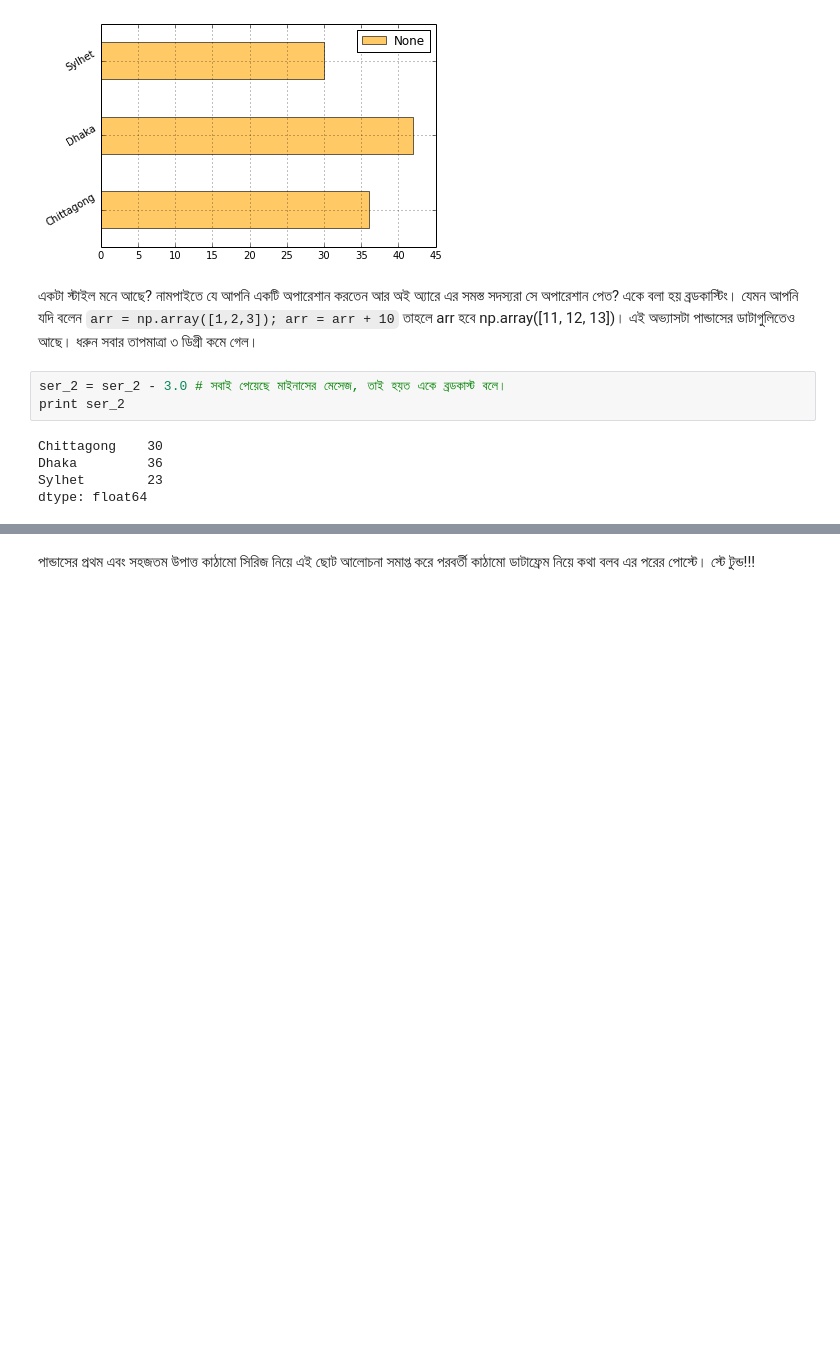
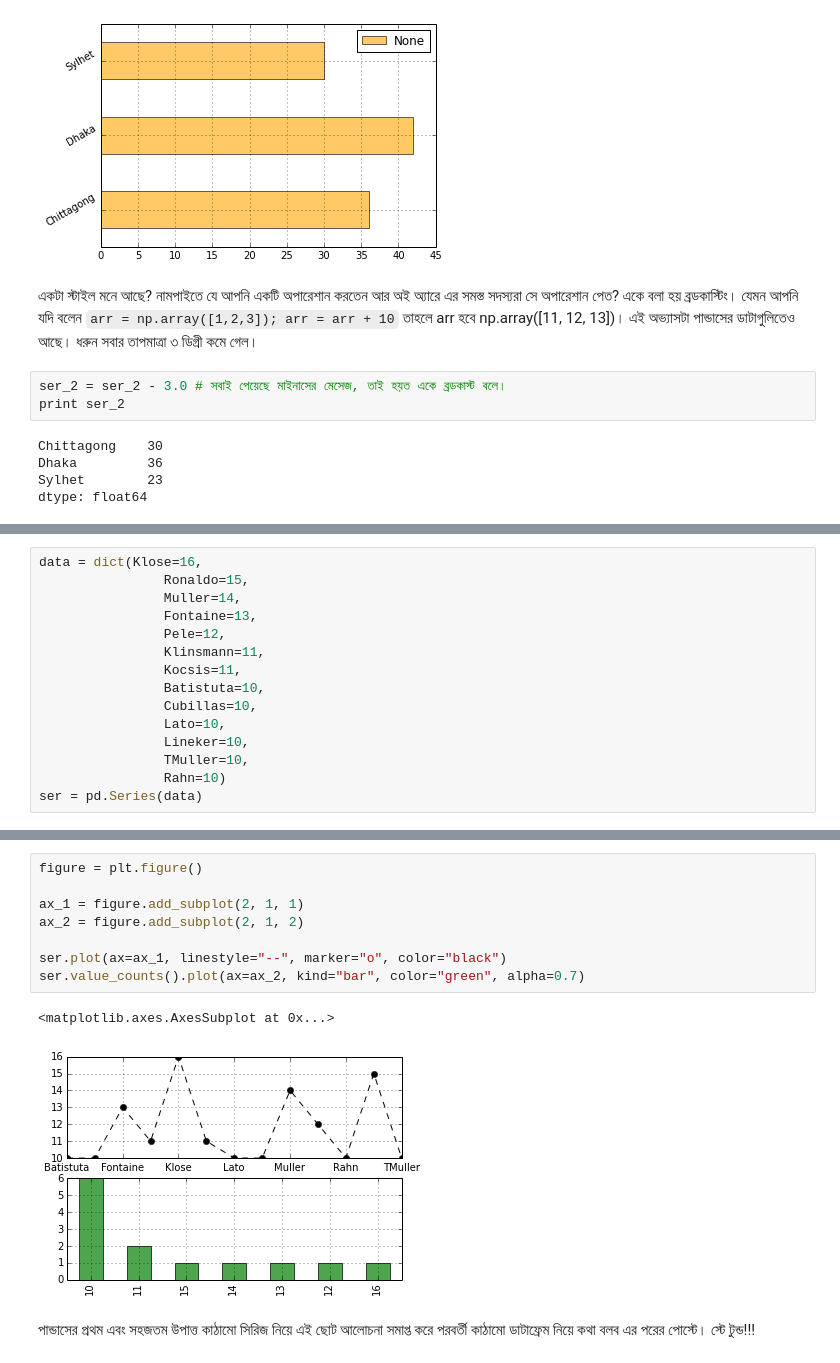
Before and after one commit to code-shoily/data-playground, a Jupyter notebook: পান্ডাস পরিচিতি ১.ipynb, the cells around one changed output, grey strips where cells are left out. Saved outputs shown, nothing was run; the diff lists cells and outputs as text; blank space fills up the shorter version.

Commit message:
Fixed the missing value_counts

```diff
--- a/পান্ডাস পরিচিতি ১.ipynb
+++ b/পান্ডাস পরিচিতি ১.ipynb
@@ -100,0 +101,15 @@ dtype: float64
+# %%
+data = dict(Klose=16,
+                Ronaldo=15,
+                Muller=14,
+                Fontaine=13,
+                Pele=12,
+                Klinsmann=11,
+                Kocsis=11,
+                Batistuta=10,
+                Cubillas=10,
+                Lato=10,
+                Lineker=10,
+                TMuller=10,
+                Rahn=10)
+ser = pd.Series(data)
@@ -101,2 +146,13 @@ dtype: float64
+# %%
+figure = plt.figure()
+
+ax_1 = figure.add_subplot(2, 1, 1)
+ax_2 = figure.add_subplot(2, 1, 2)
+
+ser.plot(ax=ax_1, linestyle="--", marker="o", color="black")
+ser.value_counts().plot(ax=ax_2, kind="bar", color="green", alpha=0.7)
+# %% [output]
+<matplotlib.axes.AxesSubplot at 0x...>
+[figure, added]
 # %% [markdown]
 পান্ডাসের প্রথম এবং সহজতম উপাত্ত কাঠামো সিরিজ নিয়ে এই ছোট আলোচনা সমাপ্ত করে পরবর্তী কাঠামো ডাটাফ্রেম নিয়ে কথা বলব এর পরের পোস্টে। স্টে টুন্ড!!!
```
Also changed, not shown: parts of 5 cells of this notebook.
